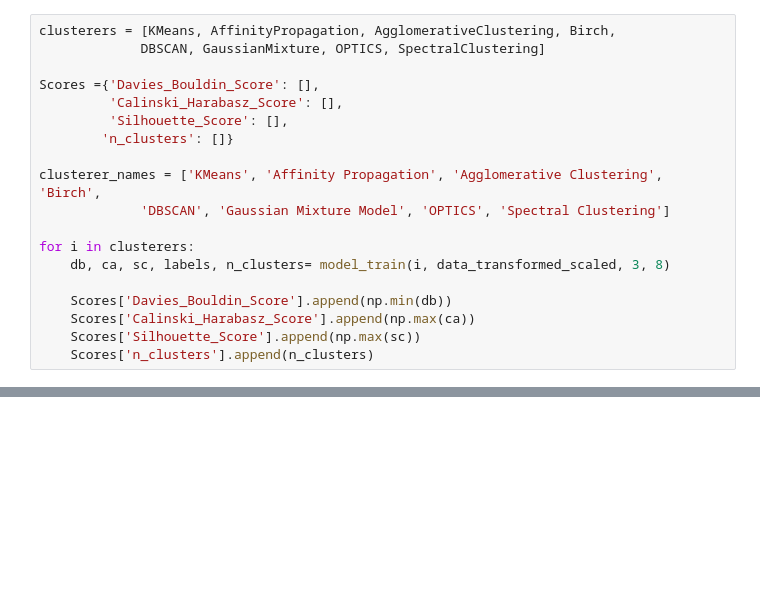
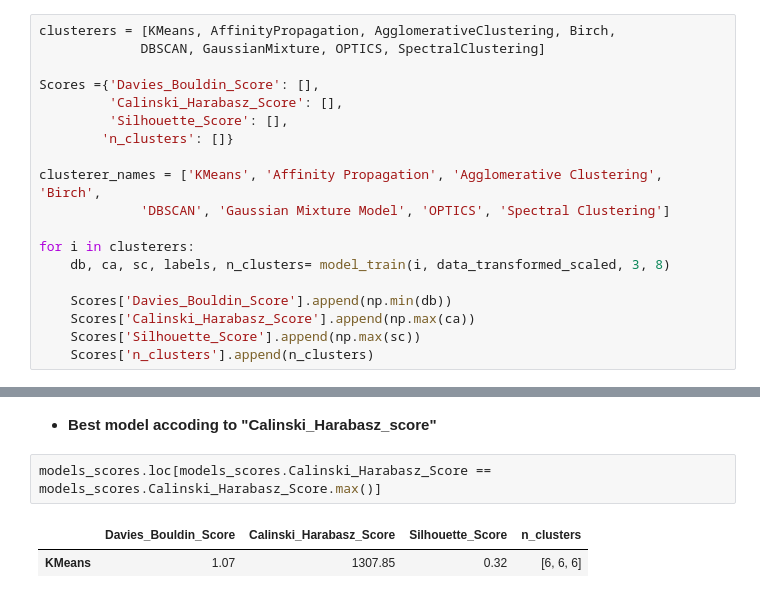
Before and after one commit to Ranjitkumarmuduli/Capstone-Project--4, a Jupyter notebook: Online_Retail_Customer_Segmentation_Capstone_Project.ipynb, the cells around one changed output, grey strips where cells are left out. Cells and saved outputs as stored; diff of their text form; blank space fills up the shorter version.

```diff
--- a/Online_Retail_Customer_Segmentation_Capstone_Project.ipynb
+++ b/Online_Retail_Customer_Segmentation_Capstone_Project.ipynb
@@ -949,0 +960,7 @@ models_scores
+# %% [markdown]
+* **Best model accoding to "Calinski_Harabasz_score"**
+# %%
+models_scores.loc[models_scores.Calinski_Harabasz_Score == models_scores.Calinski_Harabasz_Score.max()]
+# %% [output]
+|  | Davies_Bouldin_Score | Calinski_Harabasz_Score | Silhouette_Score | n_clusters |
+| KMeans | 1.07 | 1307.85 | 0.32 | [6, 6, 6] |
```
Also changed, not shown: parts of 7 cells of this notebook.
